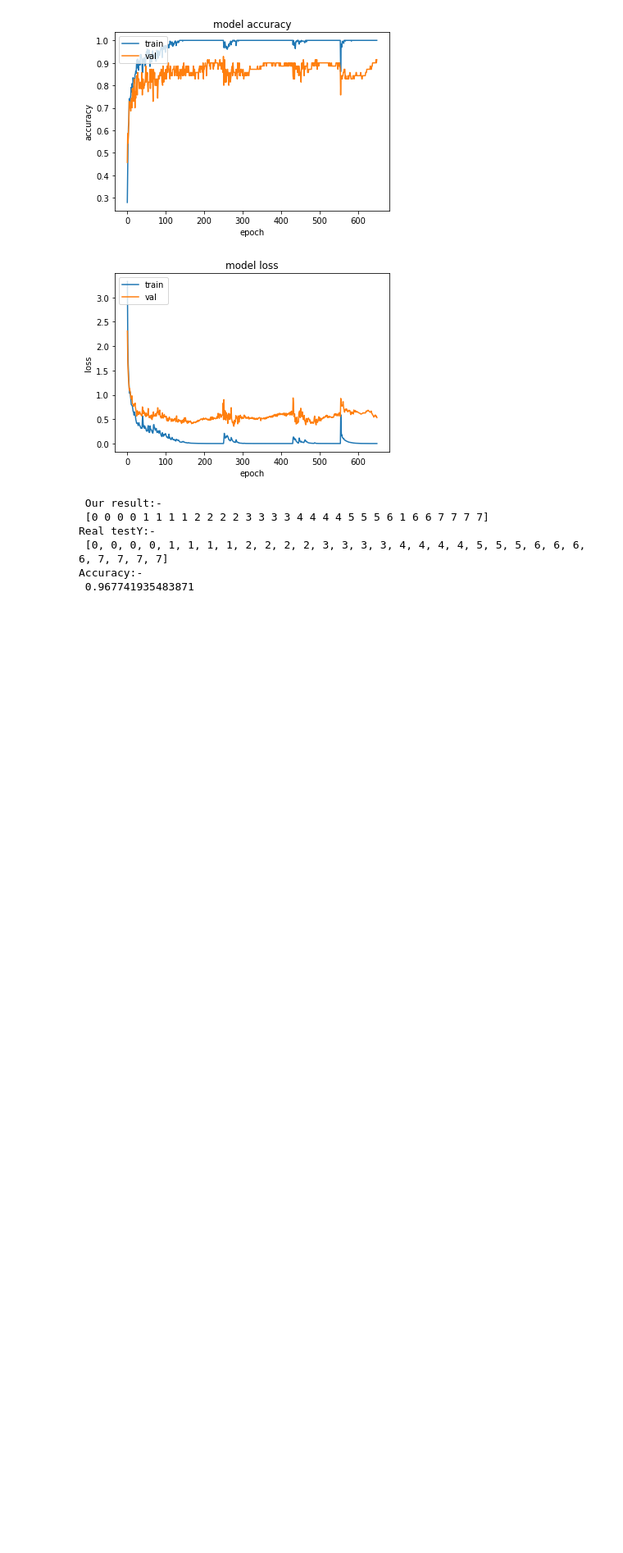
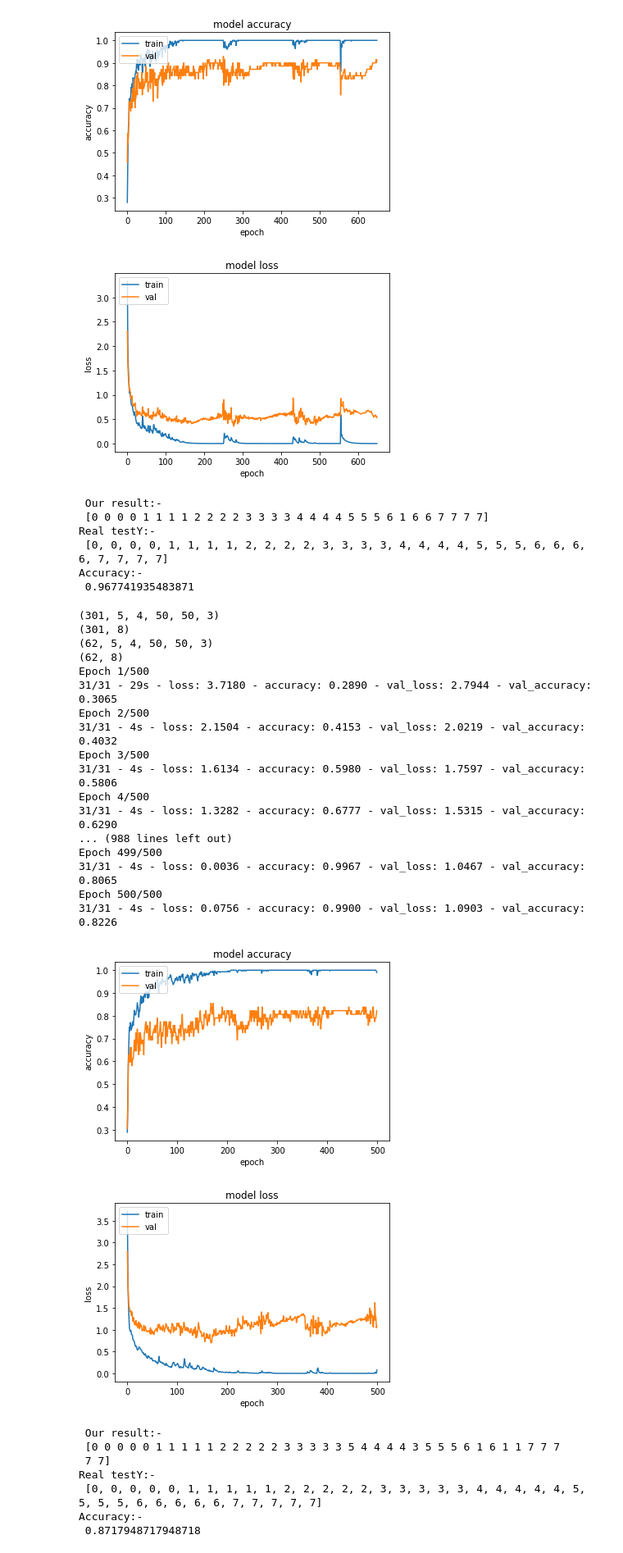
Before and after one commit to signLangProjectNIC/tf-cnn-lstm4, a Jupyter notebook: tf_cnn_lstm19.ipynb, the cells around one changed output. Shown at 82% size. Drawn from its saved outputs; the diff is of its cells as text; code cells hidden in the pictures; blank space fills up the shorter version.

```diff
--- a/tf_cnn_lstm19.ipynb
+++ b/tf_cnn_lstm19.ipynb
@@ -85,7 +90,7 @@ for i in range(nCategories):
   # idk=X[wholeset]
   print(np.shape(wholeset))
   traini,testnvali=train_test_split(wholeset,test_size=0.25)
-  vali,testi=train_test_split(testnvali,test_size=(10/35))
+  vali,testi=train_test_split(testnvali,test_size=(0.384))
   for x in traini:
     trainSetX.append(X[x])
     trainSetY.append(Y[x])
@@ -255,3 +260,44 @@ Real testY:-
  [0, 0, 0, 0, 1, 1, 1, 1, 2, 2, 2, 2, 3, 3, 3, 3, 4, 4, 4, 4, 5, 5, 5, 6, 6, 6, 6, 7, 7, 7, 7]
 Accuracy:-
  0.967741935483871
+# %%
+layers=list()
+layers.append(tfKL.TimeDistributed(tfKL.Conv3D(filters=66,kernel_size=(3,3,3),activation='relu',trainable=True,kernel_regularizer=regularizers.l2(l2=0.3)),input_shape=(None,nLookback,height,width,channels)))
+layers.append(tfKL.TimeDistributed(tfKL.Flatten()))
+layers.append(tfKL.LSTM(units=140,activation='tanh',trainable=True))
+layers.append(tfKL.Dense(units=8,activation='softmax',trainable=True))
+
+
+with tpu_strategy.scope():
+  Result=evaluateModel(layers,epochs=500).predict(np.reshape(np.asarray(testSetX),newshape=(np.shape(testSetX)[0],nSubsequences,nLookback,50,50,3)))
+  Result=np.argmax(Result,axis=1)
+  print(" Our result:- \n",Result)
+  print("Real testY:- \n",testSetY)
+  print("Accuracy:- \n",testAccuracy(Result,testSetY))
+# %% [output]
+(301, 5, 4, 50, 50, 3)
+(301, 8)
+(62, 5, 4, 50, 50, 3)
+(62, 8)
+Epoch 1/500
+31/31 - 29s - loss: 3.7180 - accuracy: 0.2890 - val_loss: 2.7944 - val_accuracy: 0.3065
+Epoch 2/500
+31/31 - 4s - loss: 2.1504 - accuracy: 0.4153 - val_loss: 2.0219 - val_accuracy: 0.4032
+Epoch 3/500
+31/31 - 4s - loss: 1.6134 - accuracy: 0.5980 - val_loss: 1.7597 - val_accuracy: 0.5806
+Epoch 4/500
+31/31 - 4s - loss: 1.3282 - accuracy: 0.6777 - val_loss: 1.5315 - val_accuracy: 0.6290
+... (988 lines left out)
+Epoch 499/500
+31/31 - 4s - loss: 0.0036 - accuracy: 0.9967 - val_loss: 1.0467 - val_accuracy: 0.8065
+Epoch 500/500
+31/31 - 4s - loss: 0.0756 - accuracy: 0.9900 - val_loss: 1.0903 - val_accuracy: 0.8226
+[figure, added]
+[figure, added]
+ Our result:-
+ [0 0 0 0 0 1 1 1 1 1 2 2 2 2 2 3 3 3 3 3 5 4 4 4 4 3 5 5 5 6 1 6 1 1 7 7 7
+ 7 7]
+Real testY:-
+ [0, 0, 0, 0, 0, 1, 1, 1, 1, 1, 2, 2, 2, 2, 2, 3, 3, 3, 3, 3, 4, 4, 4, 4, 4, 5, 5, 5, 5, 6, 6, 6, 6, 6, 7, 7, 7, 7, 7]
+Accuracy:-
+ 0.8717948717948718
```
Also changed, not shown: parts of 11 cells of this notebook.
